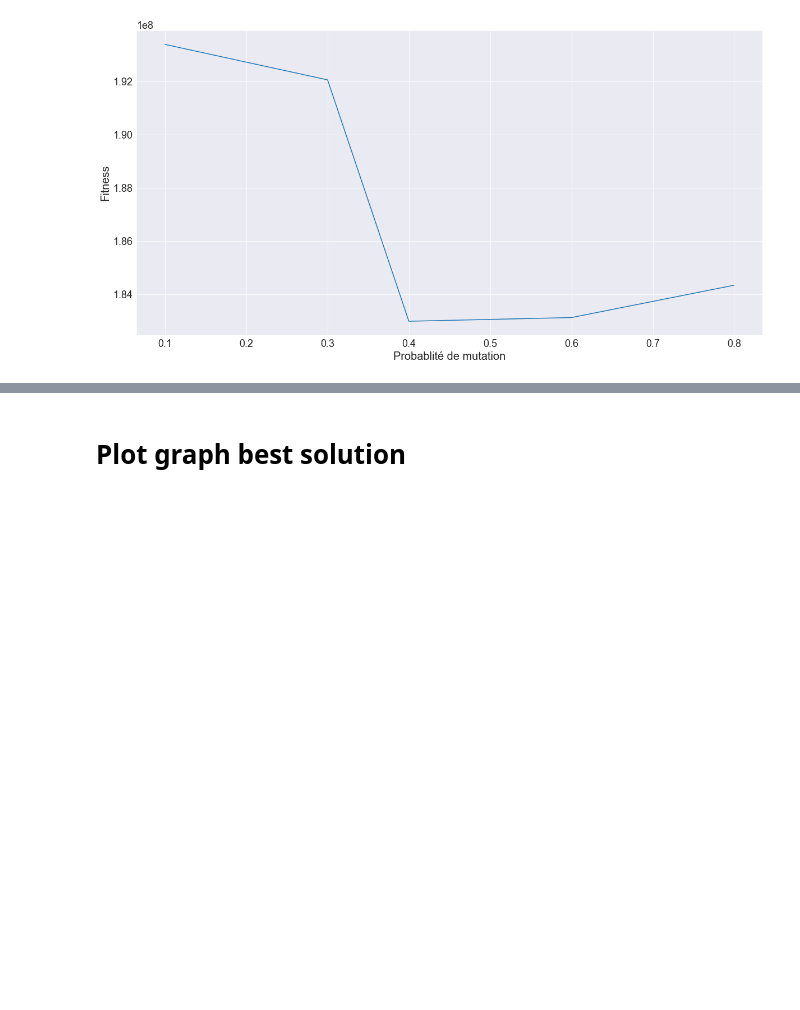
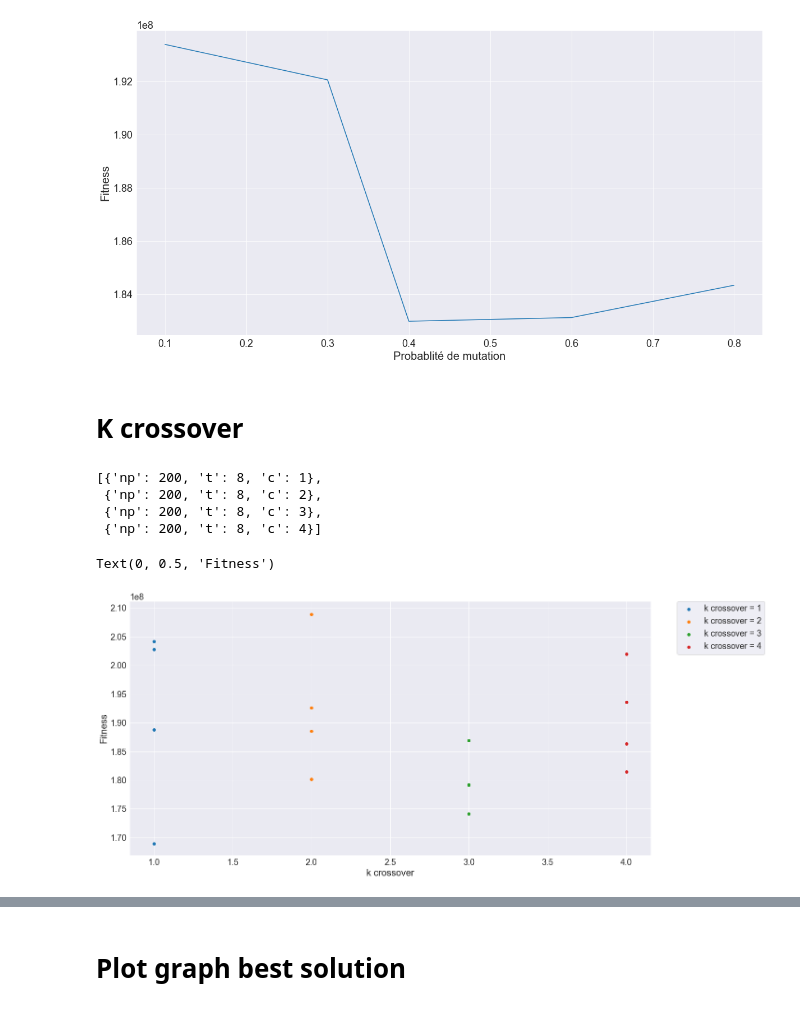
Before and after one commit to Syndorik/Genetic-Algorithm, a Jupyter notebook: graphs/graphs.ipynb, the cells around one changed output, grey strips where cells are left out. Cells and saved outputs as stored; diff of their text form; code cells hidden in the pictures; blank space fills up the shorter version.

```diff
--- a/graphs/graphs.ipynb
+++ b/graphs/graphs.ipynb
@@ -163,3 +163,5 @@ plt.ylabel("Fitness")
 # %% [output]
 Text(0, 0.5, 'Fitness')
 [figure]
+# %% [markdown]
+# K crossover
@@ -165,0 +174,28 @@ Text(0, 0.5, 'Fitness')
+# %%
+params_c
+# %% [output]
+[{'np': 200, 't': 8, 'c': 1},
+ {'np': 200, 't': 8, 'c': 2},
+ {'np': 200, 't': 8, 'c': 3},
+ {'np': 200, 't': 8, 'c': 4}]
+# %%
+tp = {
+    1 :[],
+    2 : [],
+    3 : [],
+    4 : []
+}
+for k in md:
+    tp[k['params']['c']].append(k['fitness'])
+# %%
+plt.figure(figsize=(20,10))
+for l in tp :
+    toprint = [[l,l,l,l],tp[l]]
+    plt.scatter(toprint[0],toprint[1], label = "k crossover = "+str(l))
+    plt.legend(bbox_to_anchor=(1.05, 1), loc=2, borderaxespad=0.)
+
+plt.xlabel("k crossover")
+plt.ylabel("Fitness")
+# %% [output]
+Text(0, 0.5, 'Fitness')
+[figure, added]
```
Also changed, not shown: parts of 3 cells of this notebook, 28 other files.
